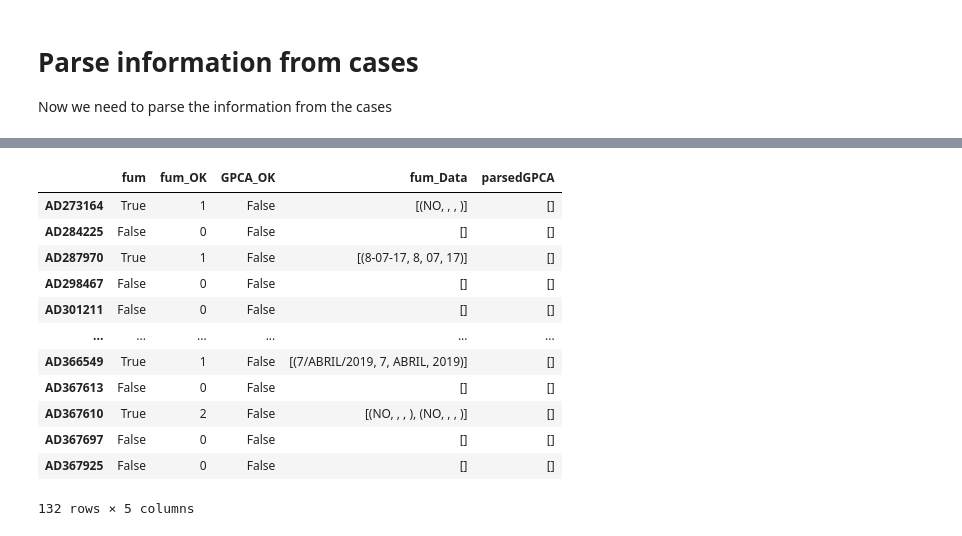
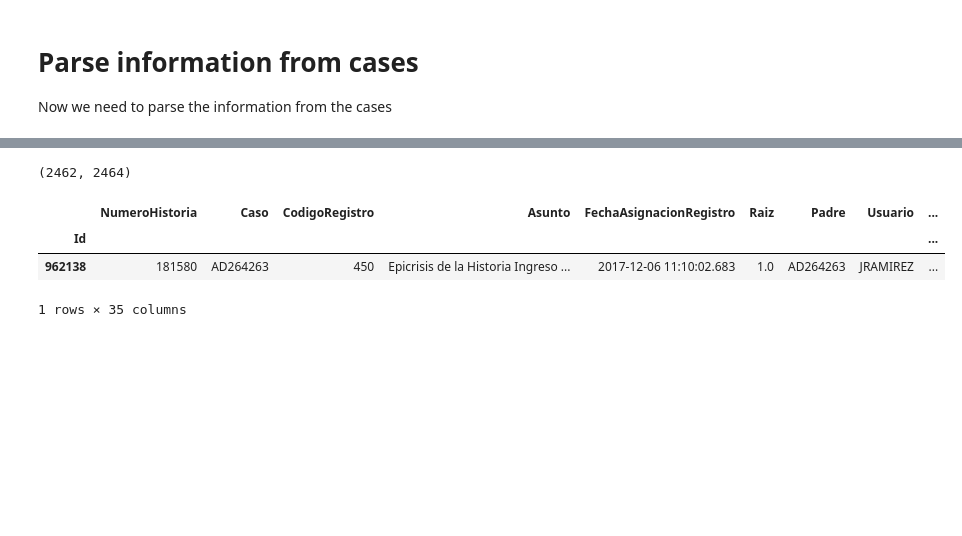
Before and after one commit to gbernardino/toolsCMRC, a Jupyter notebook: dataReader.ipynb, the cells around one changed output, grey strips where cells are left out. Saved outputs shown, nothing was run; the diff lists cells and outputs as text; code cells hidden in the pictures; blank space fills up the shorter version.

```diff
--- a/dataReader.ipynb
+++ b/dataReader.ipynb
@@ -35,6 +35,10 @@ pars =HTMLParser()
 #pars.unescape
 # %%
 procedureIDFound = set()
+def getProcFromXMLString(s):
+    s = re.findall('<idProcedimiento>([a-zA-Z0-9]*)</idProcedimiento>', s)
+    return s[0]
+
 for _, p in procedimientos.iterrows():
     et = xml.etree.ElementTree.fromstring(p.XmlDescripcion)
     s = re.findall('<idProcedimiento>([a-zA-Z0-9]*)</idProcedimiento>', p.XmlDescripcion)
@@ -173,11 +177,11 @@ searchGPAC = re.compile(patternGPAC, flags=0)
 meses = ['ENERO', 'FEBRERO', 'MARZO', 'ABRIL', 'MAYO', 'JUNIO', 'JULIO', 'AGOSTO', 'SEPTIEMBRE', 'OCTUBRE', 'NOVIEMBRE', 'DICIEMBRE']
 meses = meses + list(map(lambda s: s[:3], meses))
 noRecuerda = ['NO', '\?']
-separadorFecha = '(?:[\.\\/-]|DE)?'
-date = '(([0-9]+)'+ sep + separadorFecha + sep + '([0-9]+|%s)'%  '|'.join(meses) + \
-                       sep + separadorFecha + sep + '([0-9]+)'
+separadorFecha = '(?:[\.\\/-]|DE|\s)'
+date =  '\(?' +  '((?:[0-9]+)'+ sep + separadorFecha + sep + '(?:[0-9]+|%s)'%  '|'.join(meses) + \
+                       sep + separadorFecha + sep + '(?:[0-9]+))' + '\)?'
 
-searchFUM = re.compile('FUM'+ sep + '(?::|.)?'+ sep + date + '|%s)' % ('|'.join(noRecuerda)), flags = re.IGNORECASE)
+searchFUM = re.compile('FUM'+ sep + '(?::|.)?'+ sep +'(' +  date + '|%s)' % ('|'.join(noRecuerda)), flags = re.IGNORECASE)
 errors = []
 def parseGPCA_and_fum(s):
     """
@@ -253,5 +261,10 @@ for k, (case, pId, _) in tqdm.tqdm_notebook(interventionToCase.items()):
         errorsBackgroundRegister.append(case)
     else:
         dataGPAC_fum[case] = parseGPCA_and_fum(backgroundByCase[case].iloc[0].RegistroXML)
+        c = getProcFromXMLString(procedimientos.loc[k].XmlDescripcion)
+        dataGPAC_fum[case] ['ProcCode'] = c
+        dataGPAC_fum[case] ['ProcDesc'] = procedimientosDesc.loc[c].DESCRIP
+
+print('No background', len(errorsBackgroundRegister))
 # %% [output]
 [interactive output not drawn]
@@ -274,16 +272,11 @@ dataGPAC_fumDF
-# %%
-np.sum(dataGPAC_fumDF.GPCA_OK == 0), np.sum(dataGPAC_fumDF.GPCA_OK == 0)
-# %% [output]
-|  | fum | fum_OK | GPCA_OK | fum_Data | parsedGPCA |
-| AD273164 | True | 1 | False | [(NO, , , )] | [] |
-| AD284225 | False | 0 | False | [] | [] |
-| AD287970 | True | 1 | False | [(8-07-17, 8, 07, 17)] | [] |
-| AD298467 | False | 0 | False | [] | [] |
-| AD301211 | False | 0 | False | [] | [] |
-| ... | ... | ... | ... | ... | ... |
-| AD366549 | True | 1 | False | [(7/ABRIL/2019, 7, ABRIL, 2019)] | [] |
-| AD367613 | False | 0 | False | [] | [] |
-| AD367610 | True | 2 | False | [(NO, , , ), (NO, , , )] | [] |
-| AD367697 | False | 0 | False | [] | [] |
-| AD367925 | False | 0 | False | [] | [] |
-132 rows × 5 columns
+# %%
+len(dataGPAC_fumDF), len(backgroundByCase)
+# %% [output]
+(2462, 2464)
+# %%
+backgroundByCase[case]
+# %% [output]
+|  | NumeroHistoria | Caso | CodigoRegistro | Asunto | FechaAsignacionRegistro | Raiz | Padre | Usuario | ... |
+| Id |  |  |  |  |  |  |  |  | ... |
+| 962138 | 181580 | AD264263 | 450 | Epicrisis de la Historia Ingreso ... | 2017-12-06 11:10:02.683 | 1.0 | AD264263 | JRAMIREZ | ... |
+1 rows × 35 columns
```
Also changed, not shown: parts of 49 cells of this notebook.
